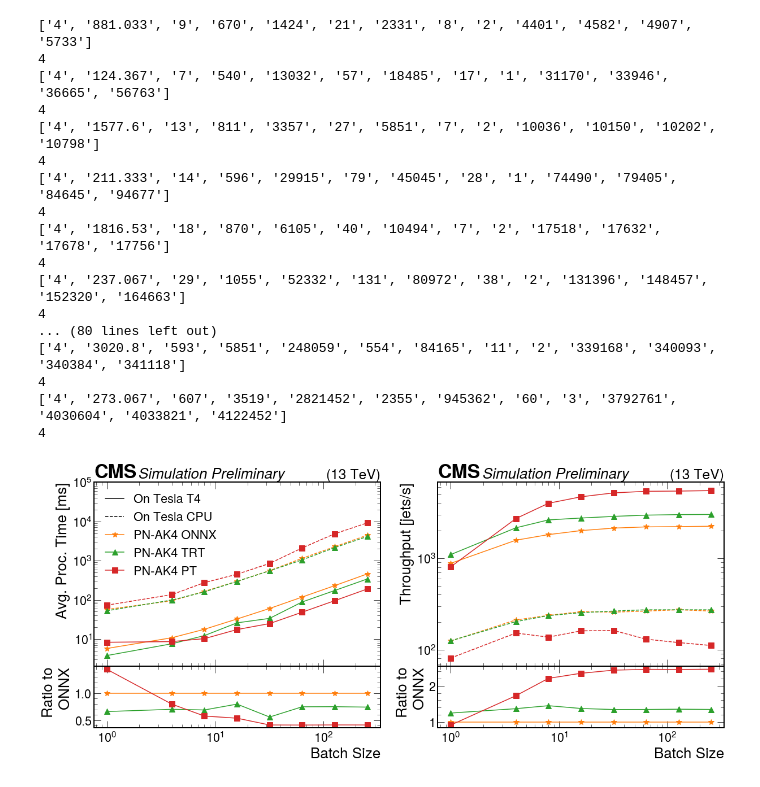
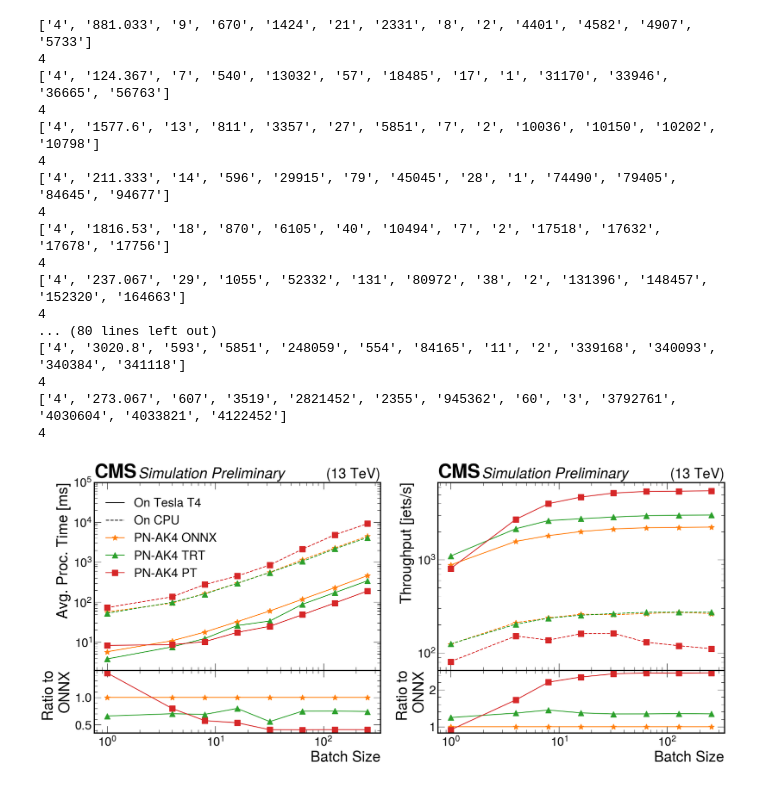
Before and after one commit to yongbinfeng/SONIC_miniAOD_paper_2022, a Jupyter notebook: Models_perf_analyzer_plots.ipynb, the cells around one changed output. Drawn from its saved outputs; the diff is of its cells as text; code cells hidden in the pictures.

```diff
--- a/Models_perf_analyzer_plots.ipynb
+++ b/Models_perf_analyzer_plots.ipynb
@@ -88,7 +88,7 @@ def Plot(models, outputname):
     axs[1, 1].plot([], [], ' ', label="Tesla T4")
 
     axs[0, 0].plot([], [], label='On Tesla T4', color = 'k', linestyle = 'solid')
-    axs[0, 0].plot([], [], label='On Tesla CPU', color = 'k', linestyle = 'dashed')
+    axs[0, 0].plot([], [], label='On CPU', color = 'k', linestyle = 'dashed')
     for i, model in enumerate(models):
         axs[0, 0].plot(batchs, vals_latency[i], label=legends[i], color = linecolors[i], linestyle = linestyles[i], marker=markers[i], markersize=10)
         axs[0, 1].plot(batchs, vals_throughput[i],    label=legends[i], color = linecolors[i], linestyle = linestyles[i], marker=markers[i], markersize=10)
@@ -121,34 +121,34 @@ def Plot(models, outputname):
     #axs[0, 1].legend()
 
     #hep.cms.label(label='Simulation', loc=0)
     hep.cms.label(label='Preliminary', loc=0, ax=axs[0,0])
     hep.cms.label(label='Preliminary', loc=0, ax=axs[0,1])
     #hep.cms.lumitext(text='Simulation', ax=None, fontname=None, fontsize=None)
 
     fig.subplots_adjust(hspace=0)
     fig.savefig(folder+f"{outputname}.png")
     fig.savefig(folder+f"{outputname}.pdf")
 Plot(['particlenet_AK4', 'particlenet_AK4_TRT', 'particlenet_AK4_PT', 'particlenet_AK4_CPU', 'particlenet_AK4_TRT_CPU', 'particlenet_AK4_PT_CPU'], 'latencies_throughputs_pn')
 #Plot(['particlenet_AK4', 'particlenet_AK4_PT'], 'Test')
 # %% [output]
 ['4', '881.033', '9', '670', '1424', '21', '2331', '8', '2', '4401', '4582', '4907', '5733']
 4
 ['4', '124.367', '7', '540', '13032', '57', '18485', '17', '1', '31170', '33946', '36665', '56763']
 4
 ['4', '1577.6', '13', '811', '3357', '27', '5851', '7', '2', '10036', '10150', '10202', '10798']
 4
 ['4', '211.333', '14', '596', '29915', '79', '45045', '28', '1', '74490', '79405', '84645', '94677']
 4
 ['4', '1816.53', '18', '870', '6105', '40', '10494', '7', '2', '17518', '17632', '17678', '17756']
 4
 ['4', '237.067', '29', '1055', '52332', '131', '80972', '38', '2', '131396', '148457', '152320', '164663']
 4
 ... (80 lines left out)
 ['4', '3020.8', '593', '5851', '248059', '554', '84165', '11', '2', '339168', '340093', '340384', '341118']
 4
 ['4', '273.067', '607', '3519', '2821452', '2355', '945362', '60', '3', '3792761', '4030604', '4033821', '4122452']
 4
-[figure, old version]
+[figure, new version]
 # %%
 throughputs = OrderedDict()
 latencys = OrderedDict()
```
Also changed, not shown: parts of 3 cells of this notebook, 1 other file.
